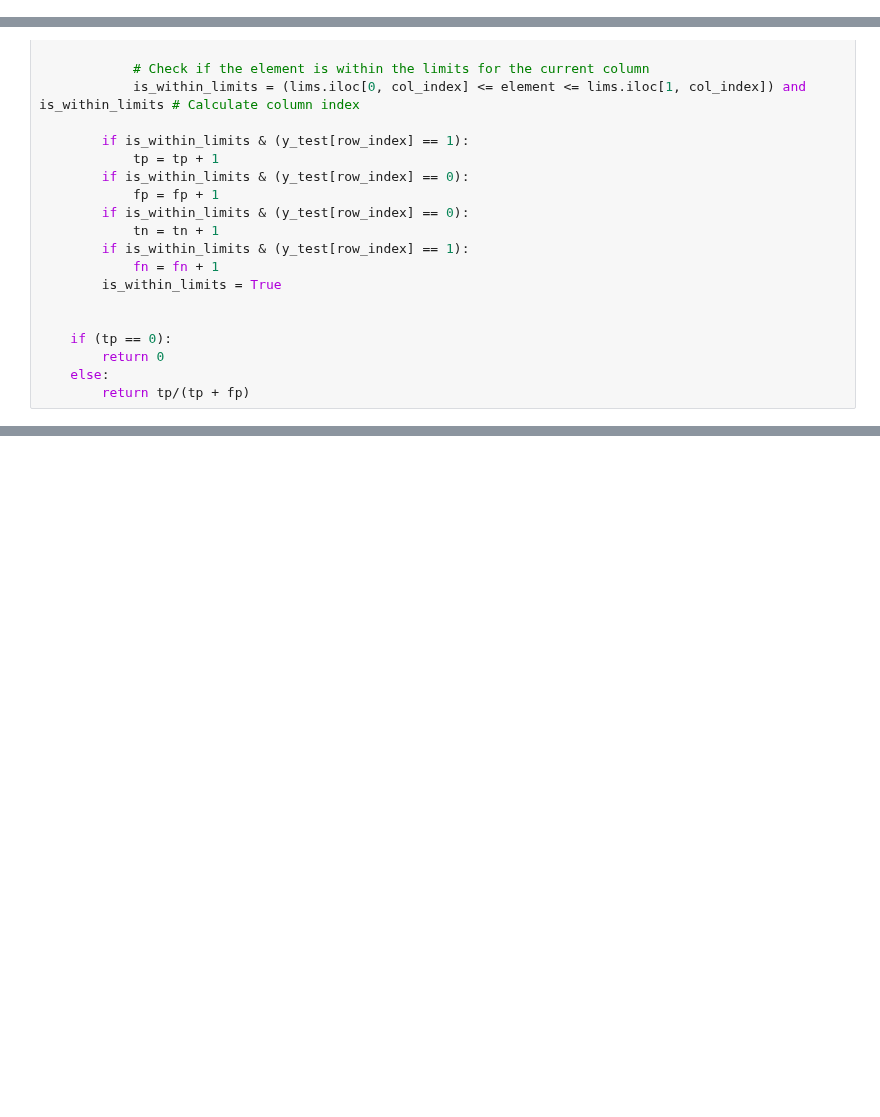
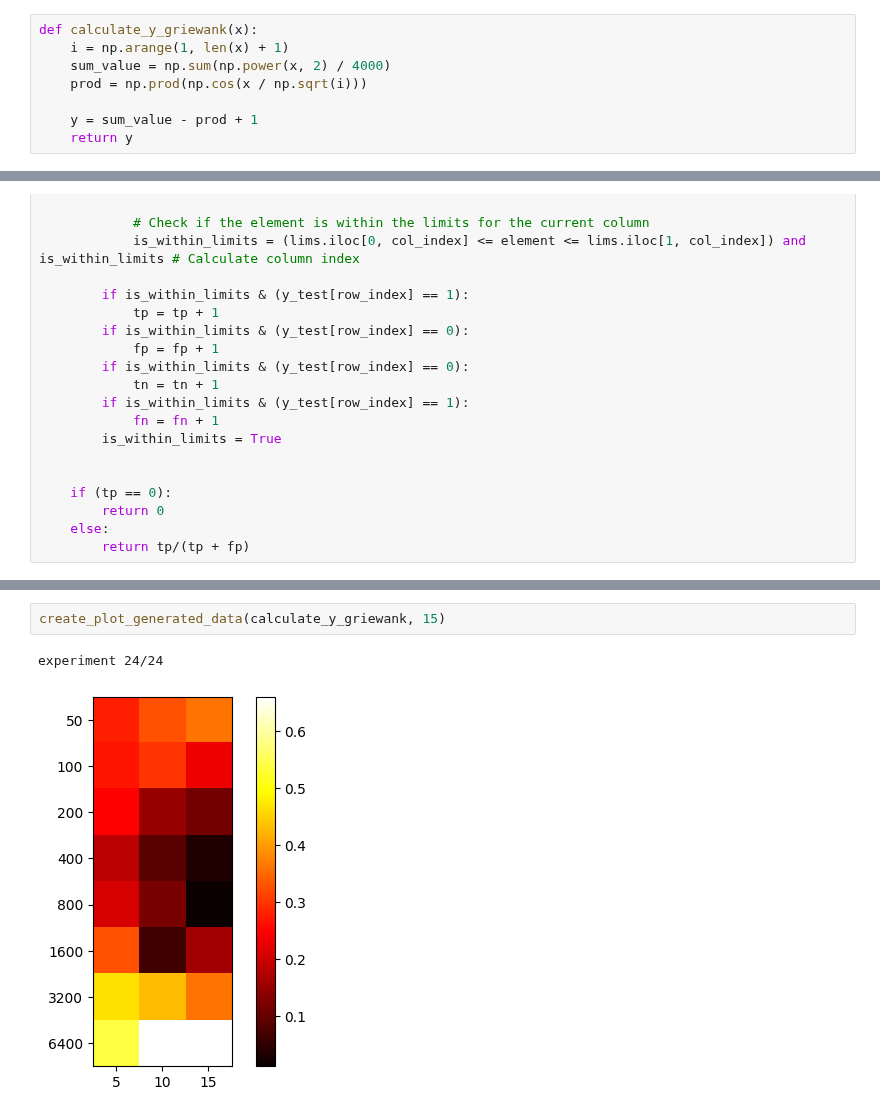
Before and after one commit to inagege/ImprovingSubgroupDiscovery, a Jupyter notebook: PRIM_Performance_Analyzing/PRIM_Baseline.ipynb, the cells around one changed output, grey strips where cells are left out. Cells and saved outputs as stored; diff of their text form; blank space fills up the shorter version.

```diff
--- a/PRIM_Performance_Analyzing/PRIM_Baseline.ipynb
+++ b/PRIM_Performance_Analyzing/PRIM_Baseline.ipynb
@@ -22,3 +59,11 @@ def generate_points(n, m):
+# %%
+def calculate_y_griewank(x):
+    i = np.arange(1, len(x) + 1)
+    sum_value = np.sum(np.power(x, 2) / 4000)
+    prod = np.prod(np.cos(x / np.sqrt(i)))
+
+    y = sum_value - prod + 1
+    return y
 # %%
 def calculate_precision_test_data(lims, x_test, y_test):
 
@@ -107 +184,6 @@ experiment 32/32
+# %%
+create_plot_generated_data(calculate_y_griewank, 15)
+# %% [output]
+experiment 24/24
+[figure, added]
 # %%
```
Also changed, not shown: parts of 11 cells of this notebook, 10 other files.
